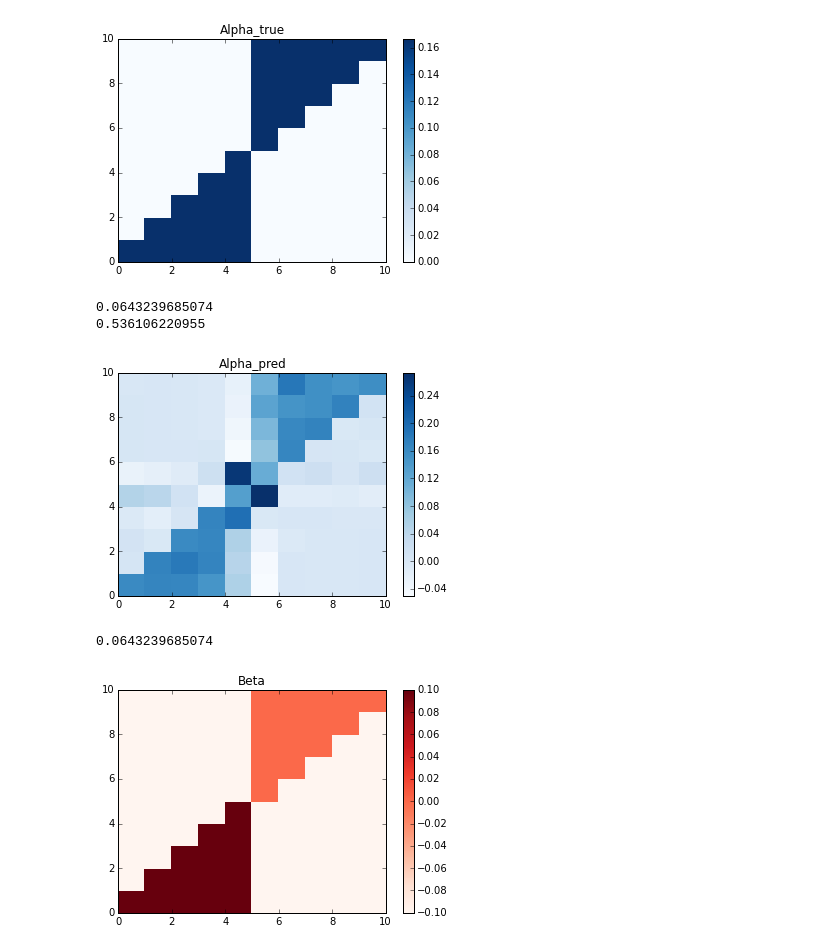
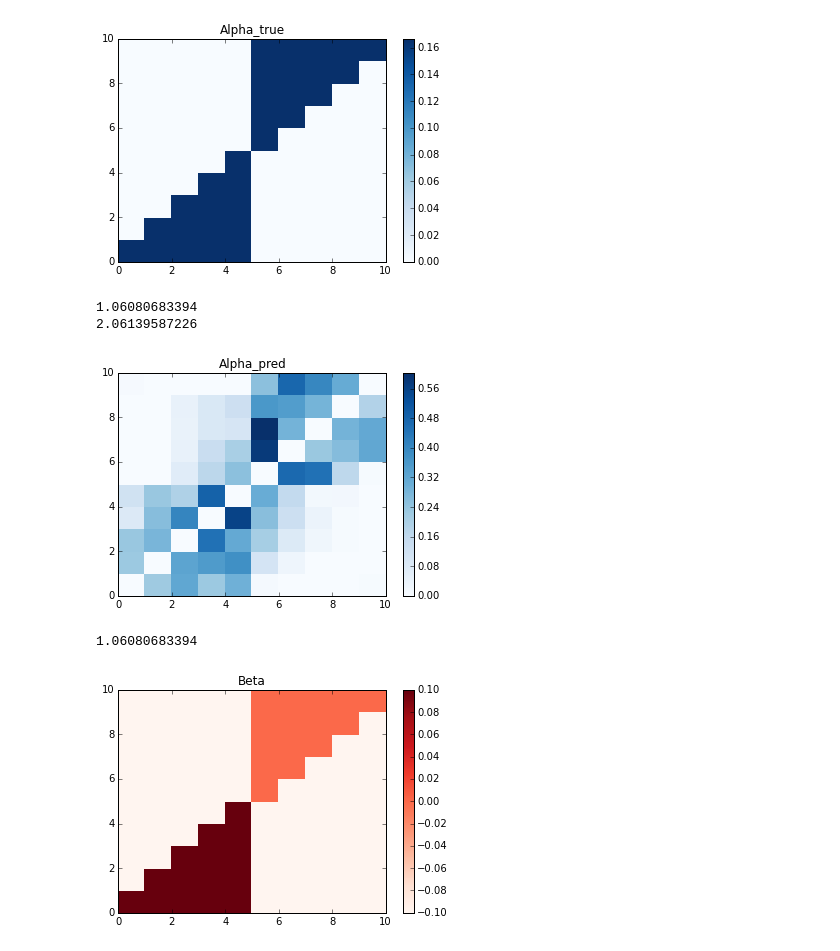
Before and after one commit to achab/nphc, a Jupyter notebook: notebooks/nonsym_approx_pb.ipynb, the cells around one changed output. Saved outputs shown, nothing was run; the diff lists cells and outputs as text; code cells hidden in the pictures.

```diff
--- a/notebooks/nonsym_approx_pb.ipynb
+++ b/notebooks/nonsym_approx_pb.ipynb
@@ -116,0 +120,17 @@ print(rel_err(R_true,R_nag))
+# %%
+eta = 1e0
+lbd_l1 = 1e-6
+lbd_nuc = 1e-6
+n_iter = 300000
+#n_iter = 1600
+# %%
+#R0_ = np.arange(d**2).reshape(d,d)/(d**2)
+R0_ = np.ones((d,d))
+
+from nphc.optim import inspector, nag, gd, adagrad
+adagrad_inspector = inspector(objective,R_true,n_iter=n_iter)
+def grad_fun_ij(R,i,j,k):
+    return gradient_g_ij(cumul,R,i,j)
+#R_adagrad = adagrad(R0_,grad_fun_ij,n_iter=n_iter,step=eta,prox=prox_nuclear,lbd=lbd_nuc,callback=adagrad_inspector)
+R_adagrad = adagrad(R0_,grad_fun_ij,n_iter=n_iter,step=eta,prox=prox_l1,lbd=lbd_l1,callback=adagrad_inspector)
+#R_adagrad = adagrad(R0_,grad_fun_ij,n_iter=n_iter,step=eta,prox=prox_zero,lbd=lbd_l1,callback=adagrad_inspector)
@@ -117,7 +195,9 @@ print(rel_err(R_true,R_nag))
 # %% [markdown]
 # Heatmaps
 # %%
-Alpha_pred = np.eye(d) - inv(R_nag)
+#Alpha_pred = np.eye(d) - inv(R_nag)
+Alpha_pred = np.eye(d) - inv(R_adagrad)
+#Alpha_pred = np.eye(d) - inv(R_adadelta)
 
 plt.pcolor(Alpha_true,cmap=plt.cm.Blues)
 plt.title("Alpha_true")
@@ -129,23 +209,23 @@ plt.close()
 # %%
 print(rel_err(Alpha_true,Alpha_pred))
 _, s, _ = np.linalg.svd(Alpha_pred)
 print(s.max())
 
-#Alpha_pred[Alpha_pred <= 0.] = 0.
+Alpha_pred[Alpha_pred <= 0.] = 0.
 
 plt.pcolor(Alpha_pred,cmap=plt.cm.Blues)
 plt.title("Alpha_pred")
 plt.colorbar()
 plt.show()
 plt.close()
 # %% [output]
-0.0643239685074
-0.536106220955
+1.06080683394
+2.06139587226
-[figure, old version]
+[figure, new version]
 # %%
 print(rel_err(Alpha_true,Alpha_pred))
 # %% [output]
-0.0643239685074
+1.06080683394
 # %%
 plt.pcolor(np.log(Beta),cmap=plt.cm.Reds)
 plt.title("Beta")
```
Also changed, not shown: parts of 22 cells of this notebook, 2 other files.
